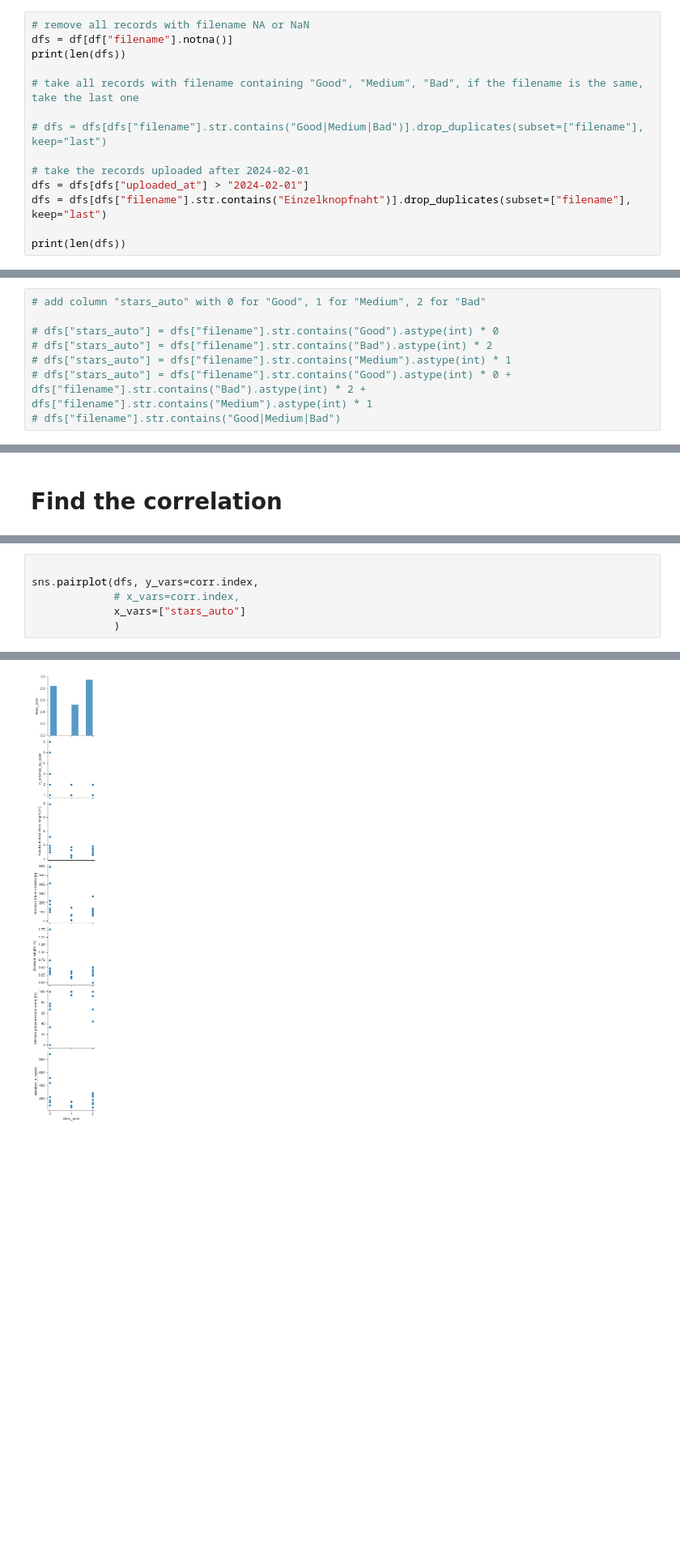
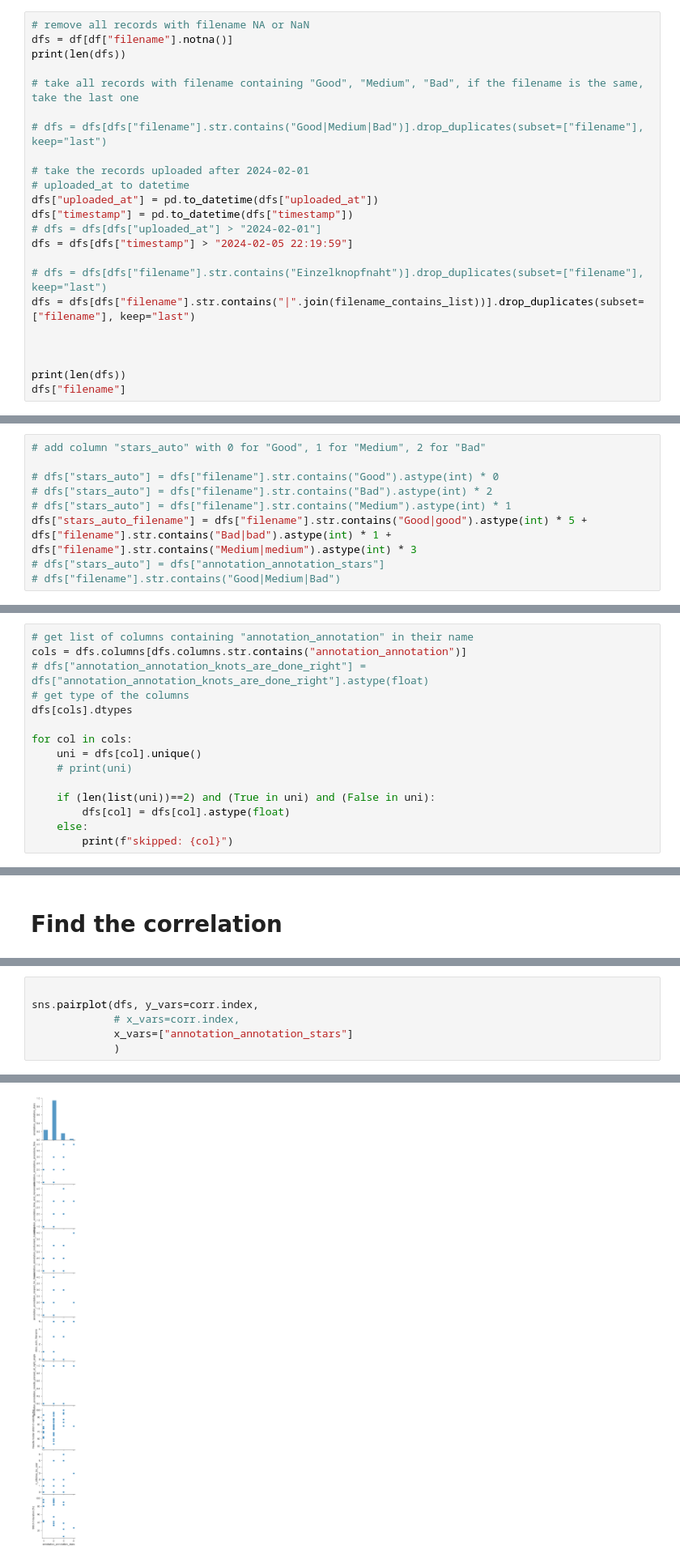
Before and after one commit to mjirik/surgeryanalyser, a Jupyter notebook: devel/2024-02_pigleg_stats_evalutaion_students_stats.ipynb, the cells around one changed output, grey strips where cells are left out. Shown at 81% size. Cells and saved outputs as stored; diff of their text form; blank space fills up the shorter version.

```diff
--- a/devel/2024-02_pigleg_stats_evalutaion_students_stats.ipynb
+++ b/devel/2024-02_pigleg_stats_evalutaion_students_stats.ipynb
@@ -44,8 +77,17 @@ print(len(dfs))
 # dfs = dfs[dfs["filename"].str.contains("Good|Medium|Bad")].drop_duplicates(subset=["filename"], keep="last")
 
 # take the records uploaded after 2024-02-01
-dfs = dfs[dfs["uploaded_at"] > "2024-02-01"]
-dfs = dfs[dfs["filename"].str.contains("Einzelknopfnaht")].drop_duplicates(subset=["filename"], keep="last")
+# uploaded_at to datetime
+dfs["uploaded_at"] = pd.to_datetime(dfs["uploaded_at"])
+dfs["timestamp"] = pd.to_datetime(dfs["timestamp"])
+# dfs = dfs[dfs["uploaded_at"] > "2024-02-01"]
+dfs = dfs[dfs["timestamp"] > "2024-02-05 22:19:59"]
+
+# dfs = dfs[dfs["filename"].str.contains("Einzelknopfnaht")].drop_duplicates(subset=["filename"], keep="last")
+dfs = dfs[dfs["filename"].str.contains("|".join(filename_contains_list))].drop_duplicates(subset=["filename"], keep="last")
+
+
 
 print(len(dfs))
+dfs["filename"]
 # %% [output]
@@ -57,5 +116,6 @@ print(len(dfs))
 # dfs["stars_auto"] = dfs["filename"].str.contains("Good").astype(int) * 0
 # dfs["stars_auto"] = dfs["filename"].str.contains("Bad").astype(int) * 2
 # dfs["stars_auto"] = dfs["filename"].str.contains("Medium").astype(int) * 1
-# dfs["stars_auto"] = dfs["filename"].str.contains("Good").astype(int) * 0 + dfs["filename"].str.contains("Bad").astype(int) * 2 + dfs["filename"].str.contains("Medium").astype(int) * 1
+dfs["stars_auto_filename"] = dfs["filename"].str.contains("Good|good").astype(int) * 5 + dfs["filename"].str.contains("Bad|bad").astype(int) * 1 + dfs["filename"].str.contains("Medium|medium").astype(int) * 3
+# dfs["stars_auto"] = dfs["annotation_annotation_stars"]
 # dfs["filename"].str.contains("Good|Medium|Bad")
@@ -134,0 +216,15 @@ for col in dfs.columns:
+# %%
+# get list of columns containing "annotation_annotation" in their name
+cols = dfs.columns[dfs.columns.str.contains("annotation_annotation")]
+# dfs["annotation_annotation_knots_are_done_right"] = dfs["annotation_annotation_knots_are_done_right"].astype(float)
+# get type of the columns
+dfs[cols].dtypes
+
+for col in cols:
+    uni = dfs[col].unique()
+    # print(uni)
+
+    if (len(list(uni))==2) and (True in uni) and (False in uni):
+        dfs[col] = dfs[col].astype(float)
+    else:
+        print(f"skipped: {col}")
@@ -240,12 +346,12 @@ g.map_lower(sns.kdeplot, levels=3, color=".2")
 # %%
 
 sns.pairplot(dfs, y_vars=corr.index,
              # x_vars=corr.index,
-             x_vars=["stars_auto"]
+             x_vars=["annotation_annotation_stars"]
              )
 # %% [output]
 <seaborn.axisgrid.PairGrid at 0x...>
-[figure, old version]
+[figure, new version]
 # %%
 
 # corr = dfs.corr(numeric_only=True)["stars_auto"].sort_values(ascending=False).head(10)
```
Also changed, not shown: parts of 37 cells of this notebook, 7 other files.
